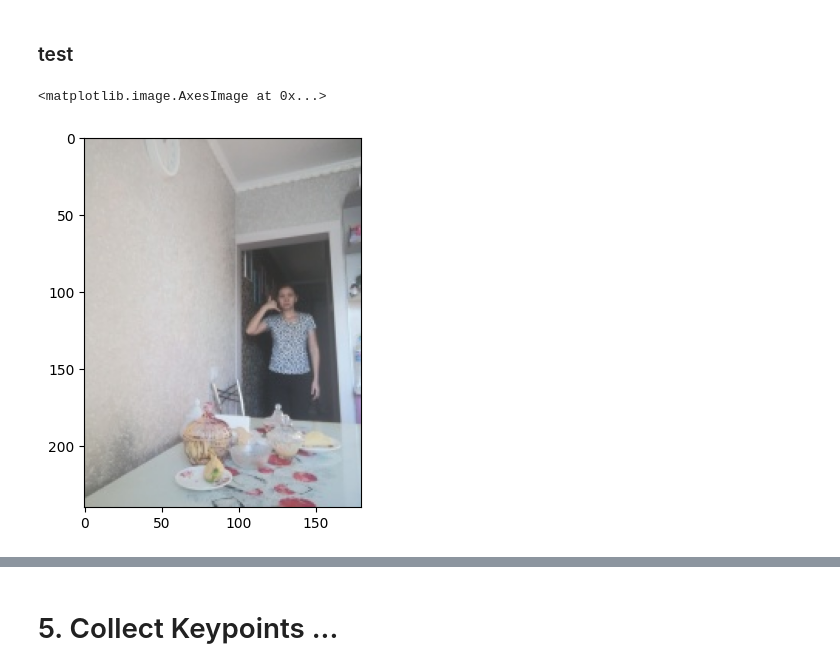
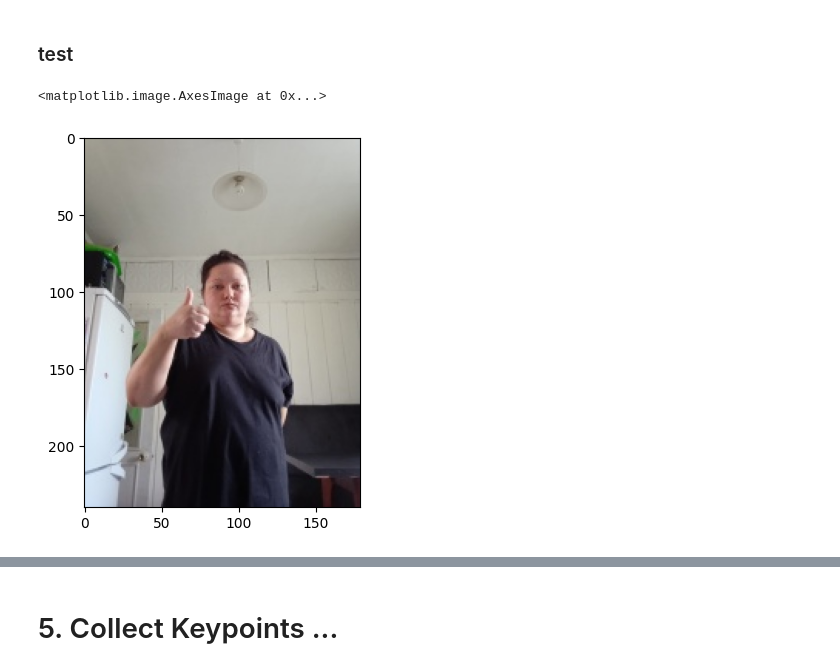
Before and after one commit to t-perniola/HGR-4-Social-Robotics, a Jupyter notebook: mymodels/ActionDetectionHaGRID.ipynb, the cells around one changed output, grey strips where cells are left out. Saved outputs shown, nothing was run; the diff lists cells and outputs as text; code cells hidden in the pictures.

```diff
--- a/mymodels/ActionDetectionHaGRID.ipynb
+++ b/mymodels/ActionDetectionHaGRID.ipynb
@@ -194,14 +195,14 @@ def get_and_append_img(CHAR, path, img):
     img_array = cv2.imread(path)  # convert to array
     return img_array, img_num
 # %%
-DATADIR2 = r"D:\TMS\dataset\hagrid\train\mano del gaucho"
+DATADIR2 = r"D:\TMS\dataset\hagrid\train\like"
 
-path_test = os.path.join(DATADIR2, '00005.jpg')
+path_test = os.path.join(DATADIR2, '00001.jpg')
 frame_test = cv2.imread(path_test)  # convert to array
 plt.imshow(cv2.cvtColor(frame_test, cv2.COLOR_BGR2RGB))
 # %% [output]
 <matplotlib.image.AxesImage at 0x...>
-[figure, old version]
+[figure, new version]
 # %%
 LAST_CHAR = 5
 
```
Also changed, not shown: parts of 80 cells of this notebook, 7 other files.
